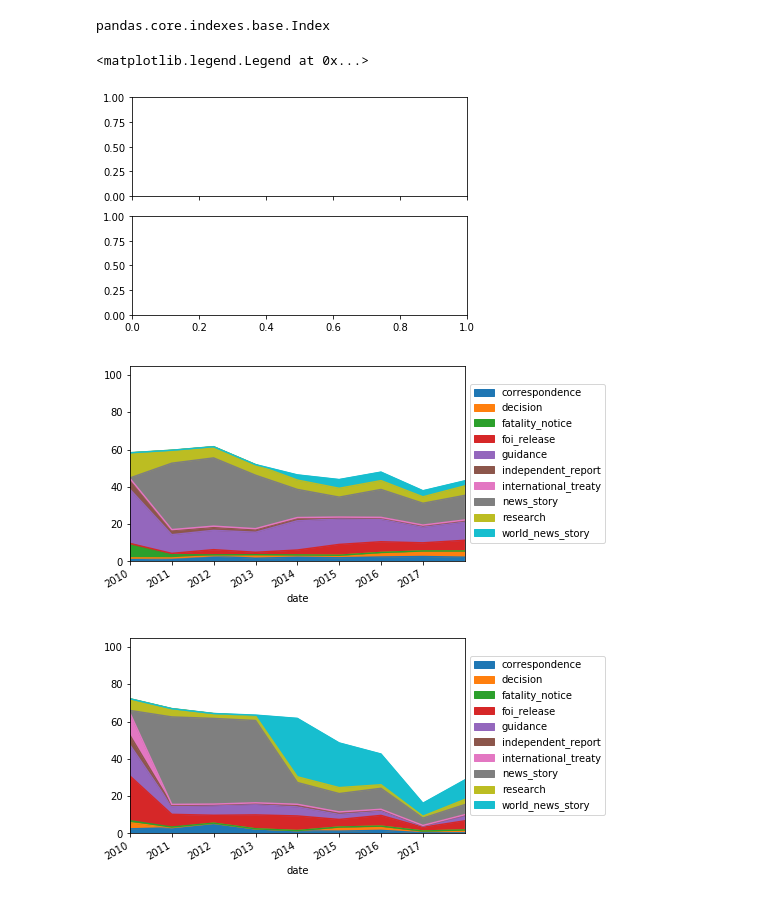
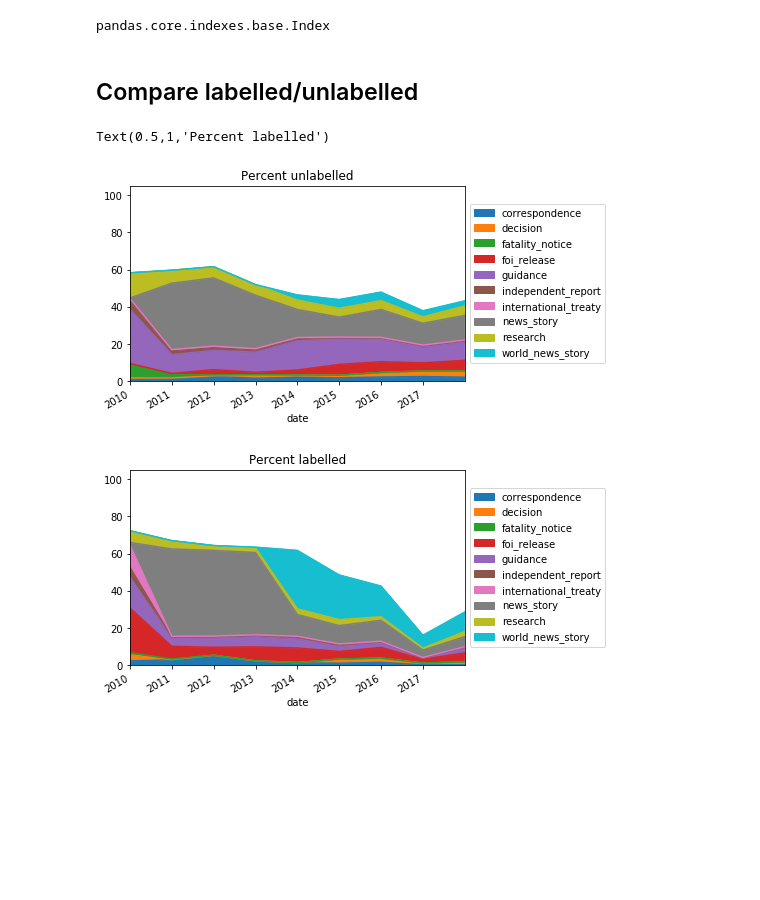
Before and after one commit to alphagov/govuk-taxonomy-supervised-learning, a Jupyter notebook: python/notebooks/EDA-MU.ipynb, the cells around one changed output. Saved outputs shown, nothing was run; the diff lists cells and outputs as text; code cells hidden in the pictures; blank space fills up the shorter version.

```diff
--- a/python/notebooks/EDA-MU.ipynb
+++ b/python/notebooks/EDA-MU.ipynb
@@ -632,33 +677,20 @@ utop_pct = ubydoctype_pcts[['correspondence', 'decision'
 type(ubydoctype_pcts)
 # %% [output]
 pandas.core.indexes.base.Index
+# %% [markdown]
+## Compare labelled/unlabelled
 # %%
-# plt.subplot(2, 1, 1)
-# ax = top_pct.plot(kind='area', stacked=True)
-# ax.set_xlim(pd.Timestamp('2009-12-31'), pd.Timestamp('2017-12-31'))
-# ax.legend(loc='center left', bbox_to_anchor=(1, 0.5))
-# plt.title("Labelled data")
+#TO DO: SORT OUT SUBPLOTS
+lab = utop_pct.plot(kind='area', stacked=True)
+lab.set_xlim(pd.Timestamp('2009-12-31'), pd.Timestamp('2017-12-31'))
+lab.legend(loc='center left', bbox_to_anchor=(1, 0.5))
+plt.title("Percent unlabelled")
 
-# plt.subplot(2, 1, 2)
-# ax = utop_pct.plot(kind='area', stacked=True)
-# plt.title('Unlabelled')
-# ax.set_xlim(pd.Timestamp('2009-12-31'), pd.Timestamp('2017-12-31'))
-# ax.legend(loc='center left', bbox_to_anchor=(1, 0.5))
-
-#fig.tight_layout()
+unlab = top_pct.plot(kind='area', stacked=True)
+unlab.set_xlim(pd.Timestamp('2009-12-31'), pd.Timestamp('2017-12-31'))
+unlab.legend(loc='center left', bbox_to_anchor=(1, 0.5))
+plt.title("Percent labelled")
+# %% [output]
+Text(0.5,1,'Percent labelled')
+[figure, added]
+[figure, added]
-# %%
-fig, axarr = plt.subplots(2, sharex=True)
-
-lab = utop_pct.plot(kind='area', stacked=True)
-lab.set_xlim(pd.Timestamp('2009-12-31'), pd.Timestamp('2017-12-31'))
-lab.legend(loc='center left', bbox_to_anchor=(1, 0.5))
-
-
-unlab = top_pct.plot(kind='area', stacked=True)
-unlab.set_xlim(pd.Timestamp('2009-12-31'), pd.Timestamp('2017-12-31'))
-unlab.legend(loc='center left', bbox_to_anchor=(1, 0.5))
-# %% [output]
-<matplotlib.legend.Legend at 0x...>
-[figure, removed]
-[figure, removed]
-[figure, removed]
```
Also changed, not shown: parts of 5 cells of this notebook.
